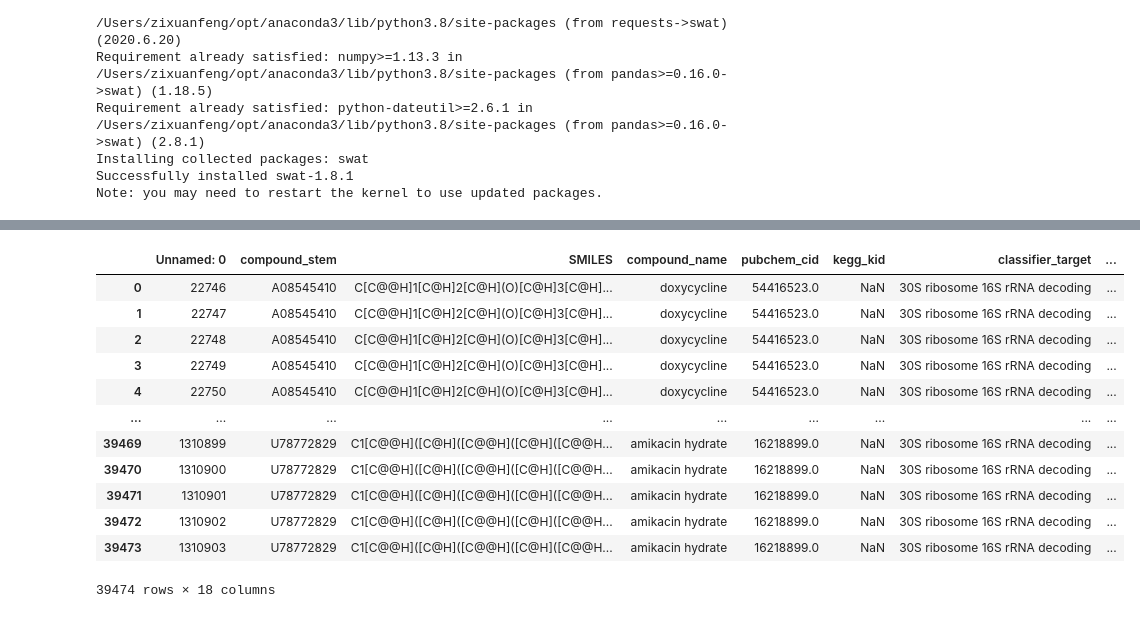
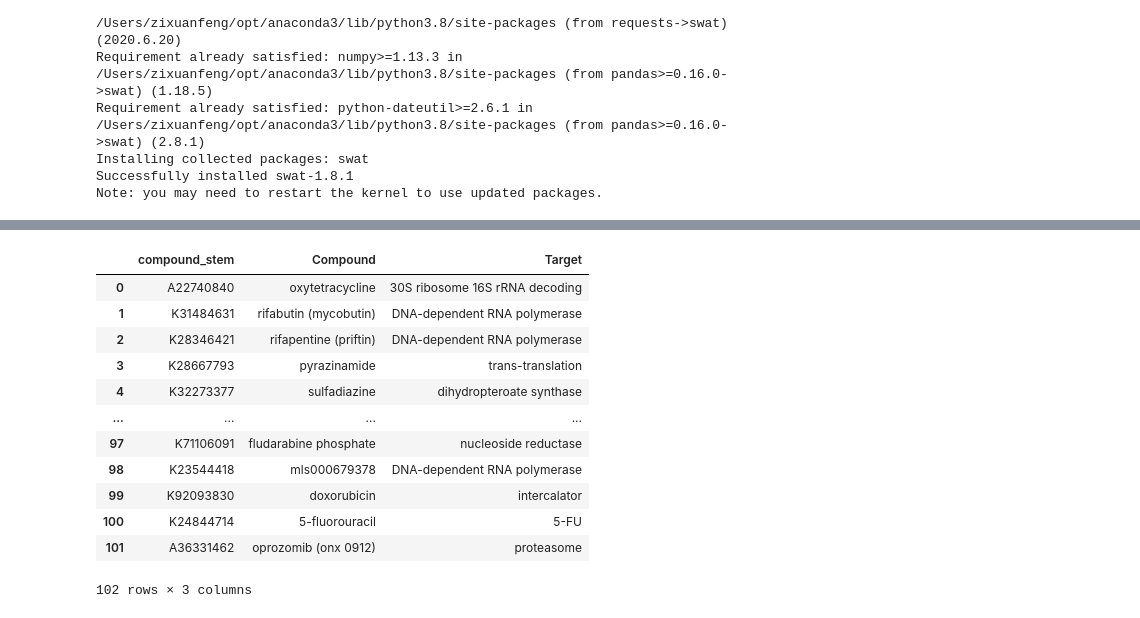
Before and after one commit to ZixuanFeng-NYU/Research-process, a Jupyter notebook: t-SNE_paper_plot_reproduce.ipynb, the cells around one changed output, grey strips where cells are left out. Cells and saved outputs as stored; diff of their text form; code cells hidden in the pictures.

```diff
--- a/t-SNE_paper_plot_reproduce.ipynb
+++ b/t-SNE_paper_plot_reproduce.ipynb
@@ -49,17 +89,18 @@ display(t_sne_data.shape)
 # %%
-compound_target=pd.read_csv('csv/combined_info_for_known_target_inhibitor_pair_from_paper.csv')
-compound_target
+compound_target=pd.read_csv('csv/inhibitor_target_from_paper.csv')
+new_compound_target=compound_target.rename(columns={'Broad ID': 'compound_stem'})
+new_compound_target
 # %% [output]
-|  | Unnamed: 0 | compound_stem | SMILES | compound_name | pubchem_cid | kegg_kid | classifier_target | ... |
-| 0 | 22746 | A08545410 | C[C@@H]1[C@H]2[C@H](O)[C@H]3[C@H]... | doxycycline | 54416523.0 | NaN | 30S ribosome 16S rRNA decoding | ... |
-| 1 | 22747 | A08545410 | C[C@@H]1[C@H]2[C@H](O)[C@H]3[C@H]... | doxycycline | 54416523.0 | NaN | 30S ribosome 16S rRNA decoding | ... |
-| 2 | 22748 | A08545410 | C[C@@H]1[C@H]2[C@H](O)[C@H]3[C@H]... | doxycycline | 54416523.0 | NaN | 30S ribosome 16S rRNA decoding | ... |
-| 3 | 22749 | A08545410 | C[C@@H]1[C@H]2[C@H](O)[C@H]3[C@H]... | doxycycline | 54416523.0 | NaN | 30S ribosome 16S rRNA decoding | ... |
-| 4 | 22750 | A08545410 | C[C@@H]1[C@H]2[C@H](O)[C@H]3[C@H]... | doxycycline | 54416523.0 | NaN | 30S ribosome 16S rRNA decoding | ... |
-| ... | ... | ... | ... | ... | ... | ... | ... | ... |
-| 39469 | 1310899 | U78772829 | C1[C@@H]([C@H]([C@@H]([C@H]([C@@H... | amikacin hydrate | 16218899.0 | NaN | 30S ribosome 16S rRNA decoding | ... |
-| 39470 | 1310900 | U78772829 | C1[C@@H]([C@H]([C@@H]([C@H]([C@@H... | amikacin hydrate | 16218899.0 | NaN | 30S ribosome 16S rRNA decoding | ... |
-| 39471 | 1310901 | U78772829 | C1[C@@H]([C@H]([C@@H]([C@H]([C@@H... | amikacin hydrate | 16218899.0 | NaN | 30S ribosome 16S rRNA decoding | ... |
-| 39472 | 1310902 | U78772829 | C1[C@@H]([C@H]([C@@H]([C@H]([C@@H... | amikacin hydrate | 16218899.0 | NaN | 30S ribosome 16S rRNA decoding | ... |
-| 39473 | 1310903 | U78772829 | C1[C@@H]([C@H]([C@@H]([C@H]([C@@H... | amikacin hydrate | 16218899.0 | NaN | 30S ribosome 16S rRNA decoding | ... |
+|  | compound_stem | Compound | Target |
+| 0 | A22740840 | oxytetracycline | 30S ribosome 16S rRNA decoding |
+| 1 | K31484631 | rifabutin (mycobutin) | DNA-dependent RNA polymerase |
+| 2 | K28346421 | rifapentine (priftin) | DNA-dependent RNA polymerase |
+| 3 | K28667793 | pyrazinamide | trans-translation |
+| 4 | K32273377 | sulfadiazine | dihydropteroate synthase |
+| ... | ... | ... | ... |
+| 97 | K71106091 | fludarabine phosphate | nucleoside reductase |
+| 98 | K23544418 | mls000679378 | DNA-dependent RNA polymerase |
+| 99 | K92093830 | doxorubicin | intercalator |
+| 100 | K24844714 | 5-fluorouracil | 5-FU |
+| 101 | A36331462 | oprozomib (onx 0912) | proteasome |
-39474 rows × 18 columns
+102 rows × 3 columns
```
Also changed, not shown: parts of 19 cells of this notebook.
